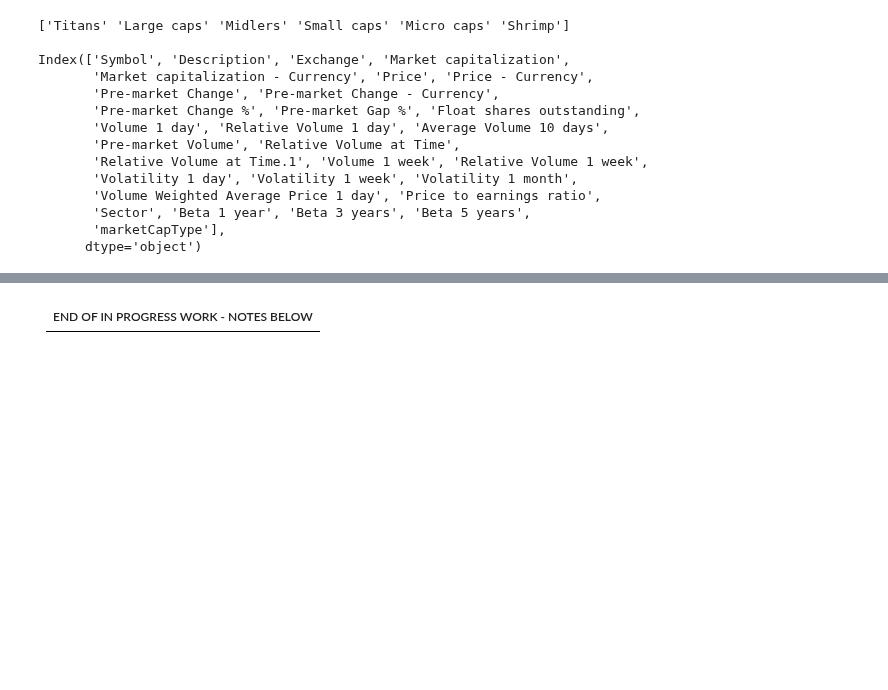
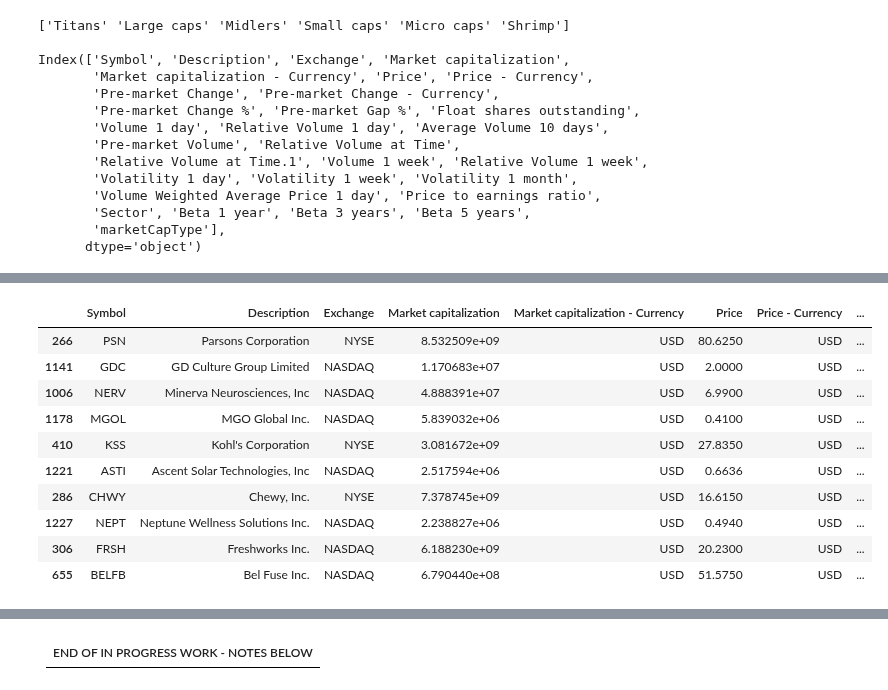
Before and after one commit to sudz4/dark-trader, a Jupyter notebook: stock_screener_TV.ipynb, the cells around one changed output, grey strips where cells are left out. Saved outputs shown, nothing was run; the diff lists cells and outputs as text; code cells hidden in the pictures; blank space fills up the shorter version.

Commit message:
market

```diff
--- a/stock_screener_TV.ipynb
+++ b/stock_screener_TV.ipynb
@@ -261,6 +251,0 @@ criteria_config = {
-# %%
-# core function to filter by pre-market change percentage
-def filter_by_pre_market_change(df, change_pct_threshold):
-    """Filter stocks by pre-market change percentage."""
-    # Your filtering logic here
-    return df[df['pre_market_change_pct'] >= change_pct_threshold]
@@ -276,0 +252,12 @@ def screen_stocks_by_category(df, category):
+# %%
+# drop undefined
+tv_df = tv_df[tv_df['marketCapType'] != 'Undefined']
+
+mc_groups2 = tv_df['marketCapType'].value_counts().reset_index()
+mc_groups2.columns = ['marketCapType', 'count']  # Rename columns for clarity
+
+# calculate percentage for each market cap type and add it to the DataFrame
+mc_groups2['percentage'] = (mc_groups2['count'] / mc_groups2['count'].sum()) * 100
+
+mc_groups2
+print(mc_groups2)
@@ -276,0 +314,68 @@ def screen_stocks_by_category(df, category):
+# %%
+import pandas as pd
+
+# Expanded configuration section with all market cap types and adjusted thresholds
+criteria_config = {
+    "Titans": {
+        "pre_market_change_pct_threshold": 0.005,  # 0.5% for Titans
+        "float_shares_outstanding_threshold": 500000000  # 500 million shares
+    },
+    "Large caps": {
+        "pre_market_change_pct_threshold": 0.01,  # 1% for Large caps
+        "float_shares_outstanding_threshold": 100000000  # 100 million shares
+    },
+    "Mid caps": {
+        "pre_market_change_pct_threshold": 0.02,  # 2% for Mid caps
+        "float_shares_outstanding_threshold": 50000000  # 50 million shares
+    },
+    "Small caps": {
+        "pre_market_change_pct_threshold": 0.03,  # 3% for Small caps
+        "float_shares_outstanding_threshold": 20000000  # 20 million shares
+    },
+    "Micro caps": {
+        "pre_market_change_pct_threshold": 0.04,  # 4% for Micro caps
+        "float_shares_outstanding_threshold": 5000000  # 5 million shares
+    }
+}
+
+# Core functions remain unchanged
+
+def filter_by_pre_market_change(df, change_pct_threshold):
+    """Filter stocks by pre-market change percentage."""
+    return df[df['Pre-market Change %'] >= change_pct_threshold]
+
+def filter_by_float_shares(df, float_shares_threshold):
+    """Filter stocks by float shares outstanding."""
+    # Create a copy to safely modify without affecting the original DataFrame
+    modified_df = df.copy()
+    modified_df['Float shares outstanding'] = pd.to_numeric(modified_df['Float shares outstanding'], errors='coerce')
+    return modified_df[modified_df['Float shares outstanding'] <= float_shares_threshold]
+
+def screen_stocks_by_category(df, category):
+    """Screen stocks based on their market cap category."""
+    config = criteria_config.get(category, {})
+    pre_market_change_pct_threshold = config.get("pre_market_change_pct_threshold", 0)
+    float_shares_threshold = config.get("float_shares_outstanding_threshold", float('inf'))
+
+    filtered_df = filter_by_pre_market_change(df, pre_market_change_pct_threshold)
+    filtered_df = filter_by_float_shares(filtered_df, float_shares_threshold)
+
+    return filtered_df
+
+# Execution logic remains unchanged
+
+tv_L2_df = pd.DataFrame()
+categories = tv_df['marketCapType'].unique()
+
+for category in categories:
+    category_df = tv_df[tv_df['marketCapType'] == category]
+    screened_df = screen_stocks_by_category(category_df, category)
+    tv_L2_df = pd.concat([tv_L2_df, screened_df])
+
+# Display results
+print(f'Original DataFrame length: {len(tv_df.index)}')
+print(f'Filtered DataFrame length: {len(tv_L2_df.index)}')
+print(f'Number of rows removed: {len(tv_df.index) - len(tv_L2_df.index)}')
+# Use 'display' for Jupyter notebooks to format DataFrame; otherwise, use print(final_results.sample(10).to_string())
+display(tv_L2_df.sample(10))
+# %% [output]
@@ -276,0 +385,11 @@ def screen_stocks_by_category(df, category):
+|  | Symbol | Description | Exchange | Market capitalization | Market capitalization - Currency | Price | Price - Currency | ... |
+| 266 | PSN | Parsons Corporation | NYSE | 8.532509e+09 | USD | 80.6250 | USD | ... |
+| 1141 | GDC | GD Culture Group Limited | NASDAQ | 1.170683e+07 | USD | 2.0000 | USD | ... |
+| 1006 | NERV | Minerva Neurosciences, Inc | NASDAQ | 4.888391e+07 | USD | 6.9900 | USD | ... |
+| 1178 | MGOL | MGO Global Inc. | NASDAQ | 5.839032e+06 | USD | 0.4100 | USD | ... |
+| 410 | KSS | Kohl's Corporation | NYSE | 3.081672e+09 | USD | 27.8350 | USD | ... |
+| 1221 | ASTI | Ascent Solar Technologies, Inc | NASDAQ | 2.517594e+06 | USD | 0.6636 | USD | ... |
+| 286 | CHWY | Chewy, Inc. | NYSE | 7.378745e+09 | USD | 16.6150 | USD | ... |
+| 1227 | NEPT | Neptune Wellness Solutions Inc. | NASDAQ | 2.238827e+06 | USD | 0.4940 | USD | ... |
+| 306 | FRSH | Freshworks Inc. | NASDAQ | 6.188230e+09 | USD | 20.2300 | USD | ... |
+| 655 | BELFB | Bel Fuse Inc. | NASDAQ | 6.790440e+08 | USD | 51.5750 | USD | ... |
```
Also changed, not shown: parts of 6 cells of this notebook.
